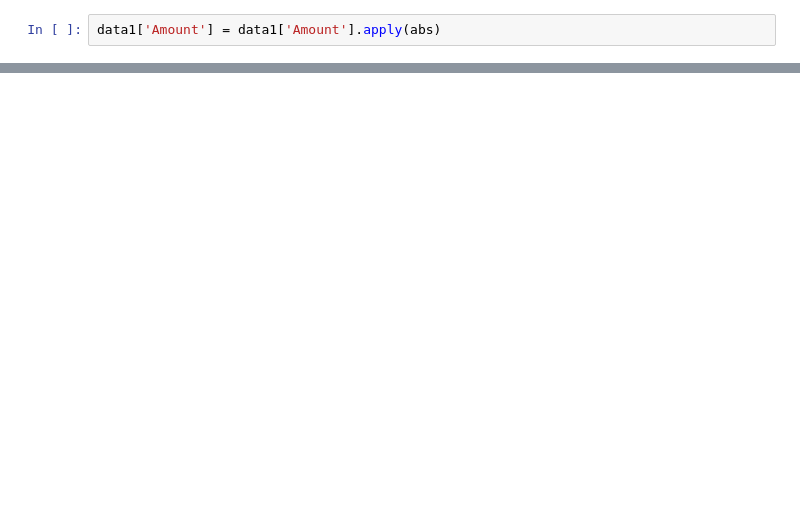
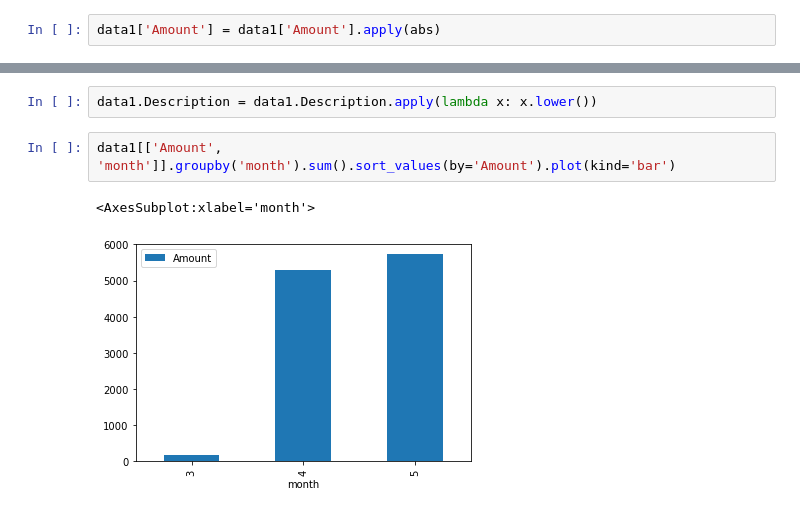
Before and after one commit to Luv2bnanook44/expenses-report, a Jupyter notebook: workspace.ipynb, the cells around one changed output, grey strips where cells are left out. Drawn from its saved outputs; the diff is of its cells as text; blank space fills up the shorter version.

```diff
--- a/workspace.ipynb
+++ b/workspace.ipynb
@@ -27,0 +44,7 @@ data1[['Amount', 'Category']].groupby('Category').sum().plot(kind='bar')
+# %%
+data1.Description = data1.Description.apply(lambda x: x.lower())
+# %%
+data1[['Amount', 'month']].groupby('month').sum().sort_values(by='Amount').plot(kind='bar')
+# %% [output]
+<AxesSubplot:xlabel='month'>
+[figure, added]
```
Also changed, not shown: parts of 9 cells of this notebook.
